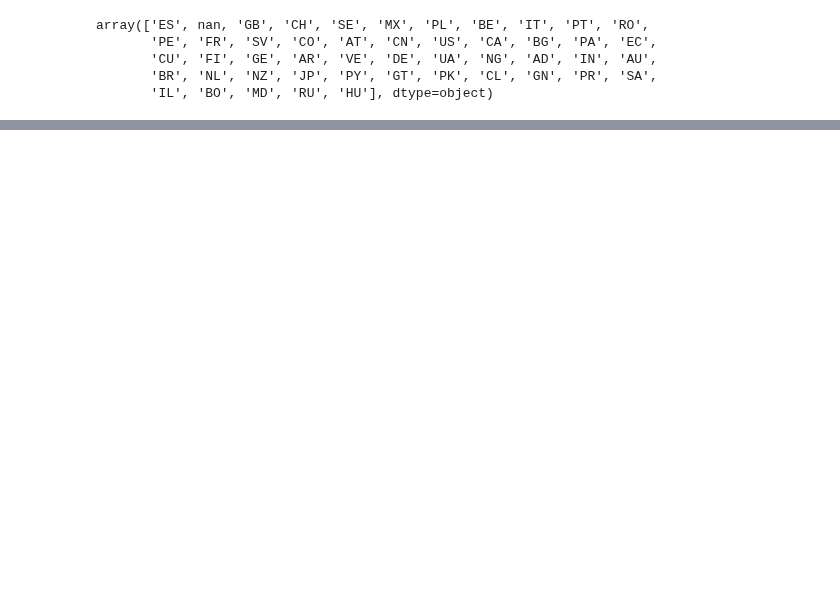
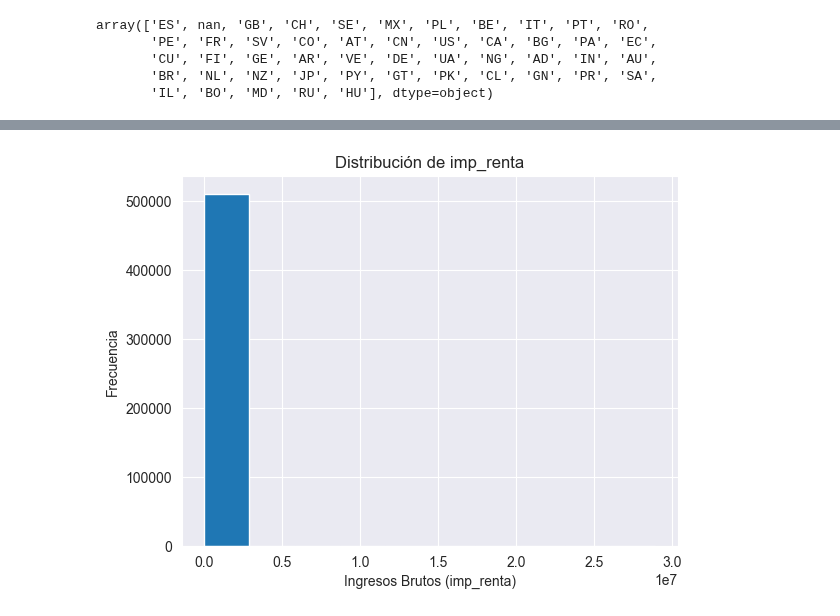
Before and after one commit to pepelopelope/Banking-Product-Recommendations-ML-Project, a Jupyter notebook: Codigo.ipynb, the cells around one changed output, grey strips where cells are left out. Cells and saved outputs as stored; diff of their text form; code cells hidden in the pictures; blank space fills up the shorter version.

```diff
--- a/Codigo.ipynb
+++ b/Codigo.ipynb
@@ -60,0 +141,9 @@ dataset['fecha1'] = pd.to_datetime(dataset['fecha1'], format='%Y-%m-%d')
+# %%
+# Pasame la columna 'fecha1' a dategime
+dataset['mes'] = pd.to_datetime(dataset['mes'], format='%Y-%m-%d')
+
+
+#Extraemos las caracteristicas de mes, dia y año:
+dataset['mes_mes']=dataset['mes'].dt.month
+# dataset['mes_diadia']=dataset['fecha1'].dt.day El dia se quita porque se hace siempre el mismo del mes no aporta informacion
+dataset['mes_año']=dataset['mes'].dt.year
@@ -118,0 +227,8 @@ plt.show()
+# %%
+dataset['imp_renta'].hist()
+plt.title('Distribución de imp_renta')
+plt.xlabel('Ingresos Brutos (imp_renta)')
+plt.ylabel('Frecuencia')
+plt.show()
+# %% [output]
+[figure, added]
```
Also changed, not shown: parts of 41 cells of this notebook.
